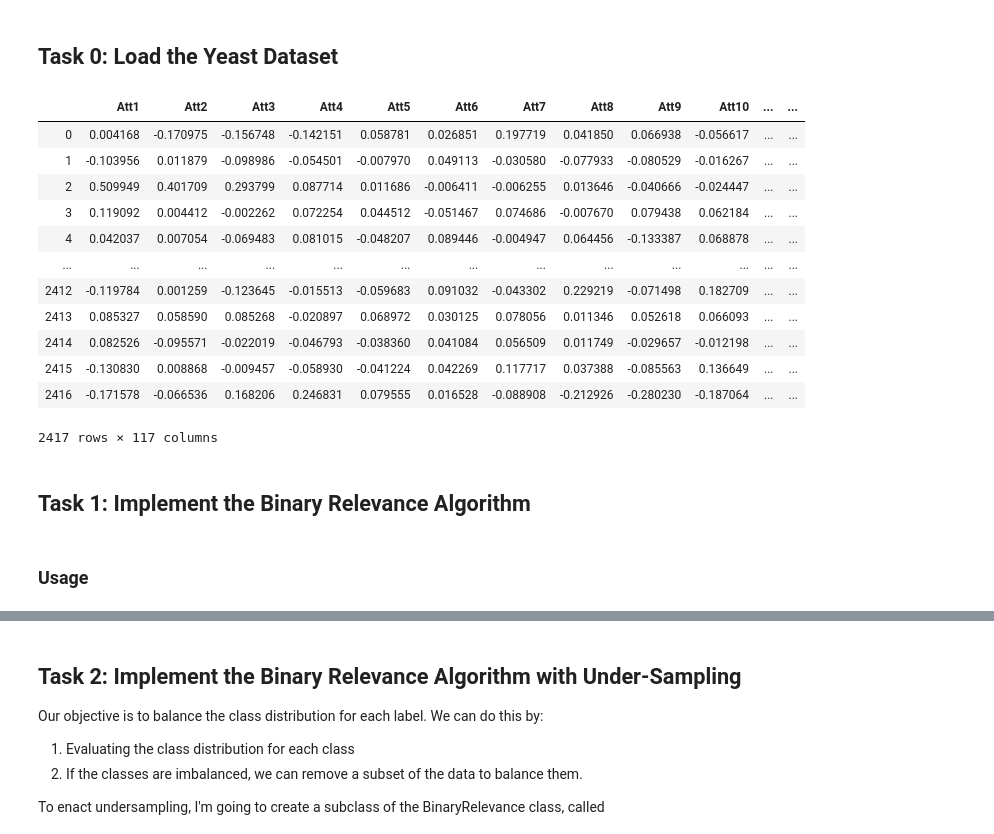
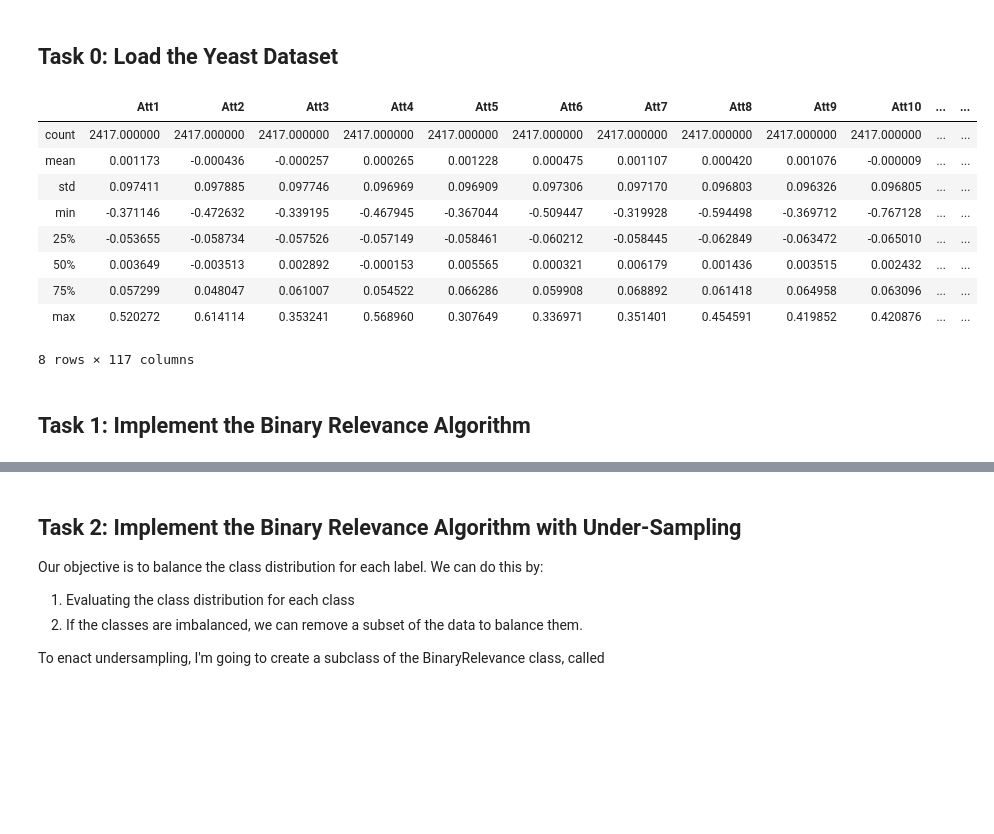
Before and after one commit to raph90/advancedMachineLearningAssignments, a Jupyter notebook: assignment1/Assignment1.ipynb, the cells around one changed output, grey strips where cells are left out. Saved outputs shown, nothing was run; the diff lists cells and outputs as text; code cells hidden in the pictures; blank space fills up the shorter version.

```diff
--- a/assignment1/Assignment1.ipynb
+++ b/assignment1/Assignment1.ipynb
@@ -21,21 +19,18 @@ from sklearn.metrics import accuracy_score
 # %%
 # Write your code here
 data = pd.read_csv("yeast.csv")
-data
+data.describe()
 # %% [output]
 |  | Att1 | Att2 | Att3 | Att4 | Att5 | Att6 | Att7 | Att8 | Att9 | Att10 | ... | ... |
-| 0 | 0.004168 | -0.170975 | -0.156748 | -0.142151 | 0.058781 | 0.026851 | 0.197719 | 0.041850 | 0.066938 | -0.056617 | ... | ... |
-| 1 | -0.103956 | 0.011879 | -0.098986 | -0.054501 | -0.007970 | 0.049113 | -0.030580 | -0.077933 | -0.080529 | -0.016267 | ... | ... |
-| 2 | 0.509949 | 0.401709 | 0.293799 | 0.087714 | 0.011686 | -0.006411 | -0.006255 | 0.013646 | -0.040666 | -0.024447 | ... | ... |
-| 3 | 0.119092 | 0.004412 | -0.002262 | 0.072254 | 0.044512 | -0.051467 | 0.074686 | -0.007670 | 0.079438 | 0.062184 | ... | ... |
-| 4 | 0.042037 | 0.007054 | -0.069483 | 0.081015 | -0.048207 | 0.089446 | -0.004947 | 0.064456 | -0.133387 | 0.068878 | ... | ... |
-| ... | ... | ... | ... | ... | ... | ... | ... | ... | ... | ... | ... | ... |
-| 2412 | -0.119784 | 0.001259 | -0.123645 | -0.015513 | -0.059683 | 0.091032 | -0.043302 | 0.229219 | -0.071498 | 0.182709 | ... | ... |
-| 2413 | 0.085327 | 0.058590 | 0.085268 | -0.020897 | 0.068972 | 0.030125 | 0.078056 | 0.011346 | 0.052618 | 0.066093 | ... | ... |
-| 2414 | 0.082526 | -0.095571 | -0.022019 | -0.046793 | -0.038360 | 0.041084 | 0.056509 | 0.011749 | -0.029657 | -0.012198 | ... | ... |
-| 2415 | -0.130830 | 0.008868 | -0.009457 | -0.058930 | -0.041224 | 0.042269 | 0.117717 | 0.037388 | -0.085563 | 0.136649 | ... | ... |
-| 2416 | -0.171578 | -0.066536 | 0.168206 | 0.246831 | 0.079555 | 0.016528 | -0.088908 | -0.212926 | -0.280230 | -0.187064 | ... | ... |
+| count | 2417.000000 | 2417.000000 | 2417.000000 | 2417.000000 | 2417.000000 | 2417.000000 | 2417.000000 | 2417.000000 | 2417.000000 | 2417.000000 | ... | ... |
+| mean | 0.001173 | -0.000436 | -0.000257 | 0.000265 | 0.001228 | 0.000475 | 0.001107 | 0.000420 | 0.001076 | -0.000009 | ... | ... |
+| std | 0.097411 | 0.097885 | 0.097746 | 0.096969 | 0.096909 | 0.097306 | 0.097170 | 0.096803 | 0.096326 | 0.096805 | ... | ... |
+| min | -0.371146 | -0.472632 | -0.339195 | -0.467945 | -0.367044 | -0.509447 | -0.319928 | -0.594498 | -0.369712 | -0.767128 | ... | ... |
+| 25% | -0.053655 | -0.058734 | -0.057526 | -0.057149 | -0.058461 | -0.060212 | -0.058445 | -0.062849 | -0.063472 | -0.065010 | ... | ... |
+| 50% | 0.003649 | -0.003513 | 0.002892 | -0.000153 | 0.005565 | 0.000321 | 0.006179 | 0.001436 | 0.003515 | 0.002432 | ... | ... |
+| 75% | 0.057299 | 0.048047 | 0.061007 | 0.054522 | 0.066286 | 0.059908 | 0.068892 | 0.061418 | 0.064958 | 0.063096 | ... | ... |
+| max | 0.520272 | 0.614114 | 0.353241 | 0.568960 | 0.307649 | 0.336971 | 0.351401 | 0.454591 | 0.419852 | 0.420876 | ... | ... |
-2417 rows × 117 columns
+8 rows × 117 columns
 # %% [markdown]
 ## Task 1: Implement the Binary Relevance Algorithm
 # %%
@@ -96,5 +82,3 @@ class BinaryRelevance():
                 prediction_frame = prediction_frame.reset_index(drop=True) # reset index
                 return_frame = pd.concat([return_frame, prediction_frame], axis=1) # concatenate the class label with the features
             return return_frame
-# %% [markdown]
-### Usage
```
Also changed, not shown: parts of 43 cells of this notebook.
